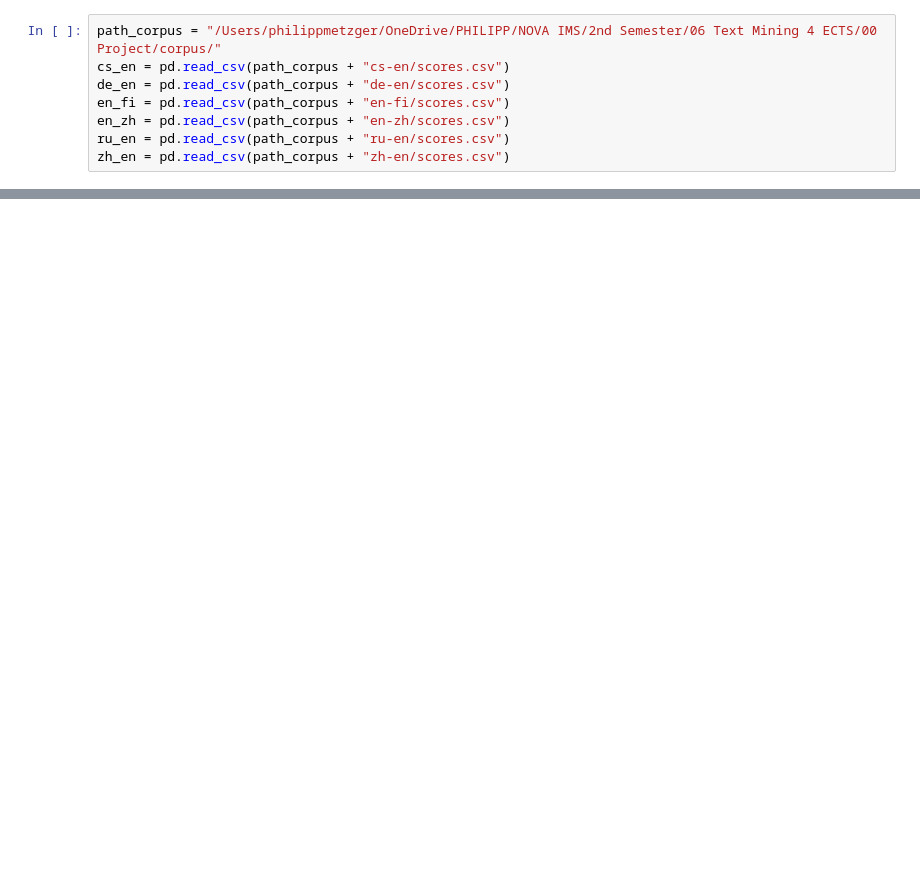
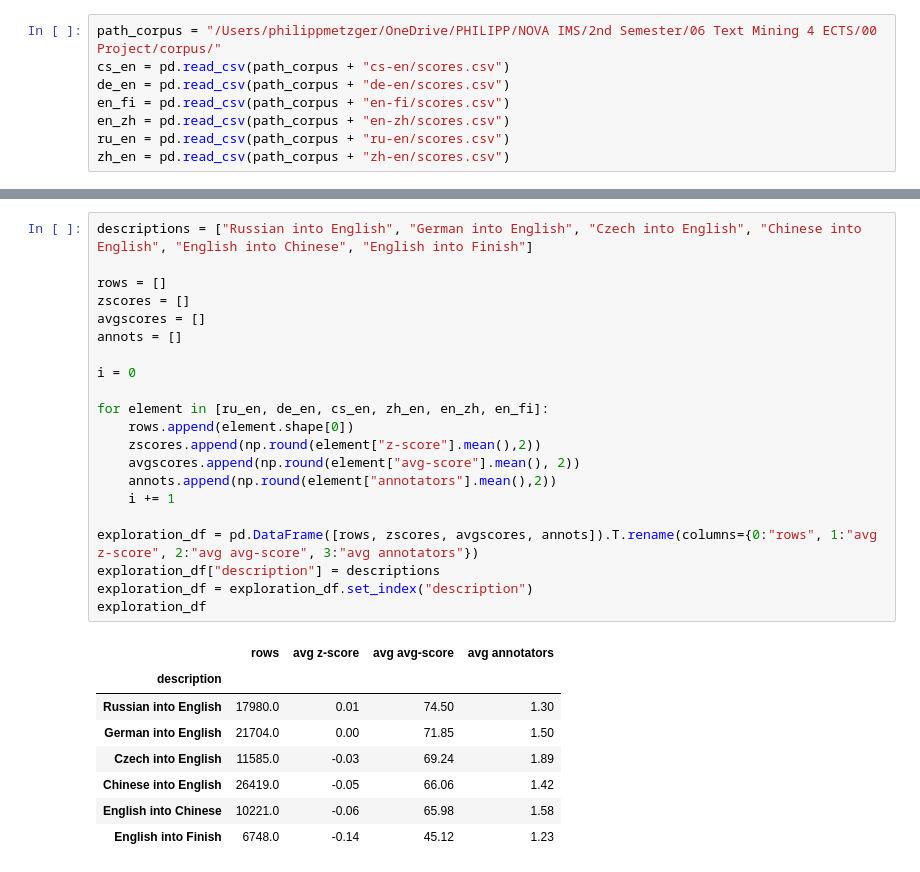
Before and after one commit to FranzMichaelFrank/Text_Mining_Group_Project, a Jupyter notebook: PM_2021-05-10.ipynb, the cells around one changed output, grey strips where cells are left out. Cells and saved outputs as stored; diff of their text form; blank space fills up the shorter version.

```diff
--- a/PM_2021-05-10.ipynb
+++ b/PM_2021-05-10.ipynb
@@ -16 +12,31 @@ cs_en.head(1)
+# %%
+descriptions = ["Russian into English", "German into English", "Czech into English", "Chinese into English", "English into Chinese", "English into Finish"]
+
+rows = []
+zscores = []
+avgscores = []
+annots = []
+
+i = 0
+
+for element in [ru_en, de_en, cs_en, zh_en, en_zh, en_fi]:
+    rows.append(element.shape[0])
+    zscores.append(np.round(element["z-score"].mean(),2))
+    avgscores.append(np.round(element["avg-score"].mean(), 2))
+    annots.append(np.round(element["annotators"].mean(),2))
+    i += 1
+
+exploration_df = pd.DataFrame([rows, zscores, avgscores, annots]).T.rename(columns={0:"rows", 1:"avg z-score", 2:"avg avg-score", 3:"avg annotators"})
+exploration_df["description"] = descriptions
+exploration_df = exploration_df.set_index("description")
+exploration_df
+# %% [output]
+|  | rows | avg z-score | avg avg-score | avg annotators |
+| description |  |  |  |  |
+| Russian into English | 17980.0 | 0.01 | 74.50 | 1.30 |
+| German into English | 21704.0 | 0.00 | 71.85 | 1.50 |
+| Czech into English | 11585.0 | -0.03 | 69.24 | 1.89 |
+| Chinese into English | 26419.0 | -0.05 | 66.06 | 1.42 |
+| English into Chinese | 10221.0 | -0.06 | 65.98 | 1.58 |
+| English into Finish | 6748.0 | -0.14 | 45.12 | 1.23 |
 # %%
```
Also changed, not shown: parts of 21 cells of this notebook, 1 other file.
